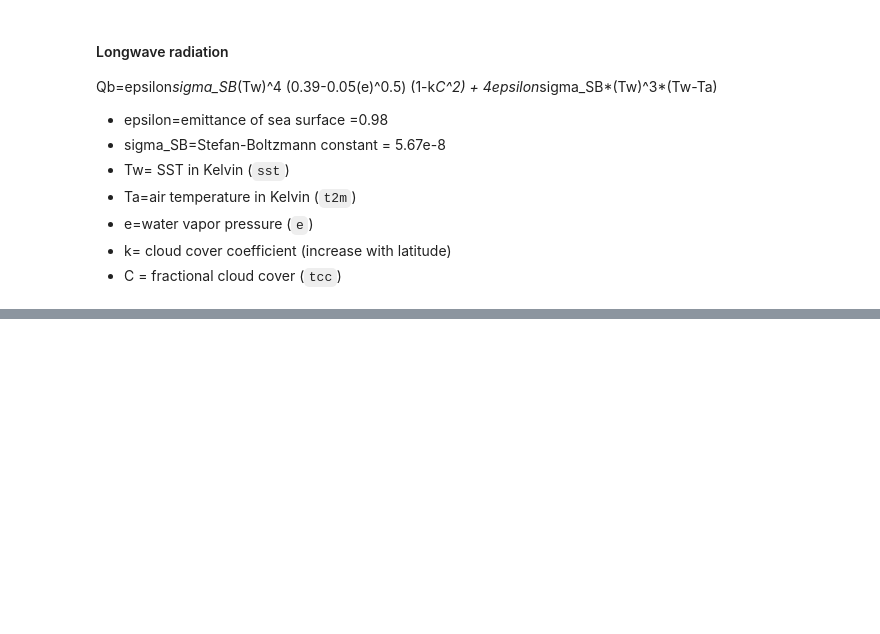
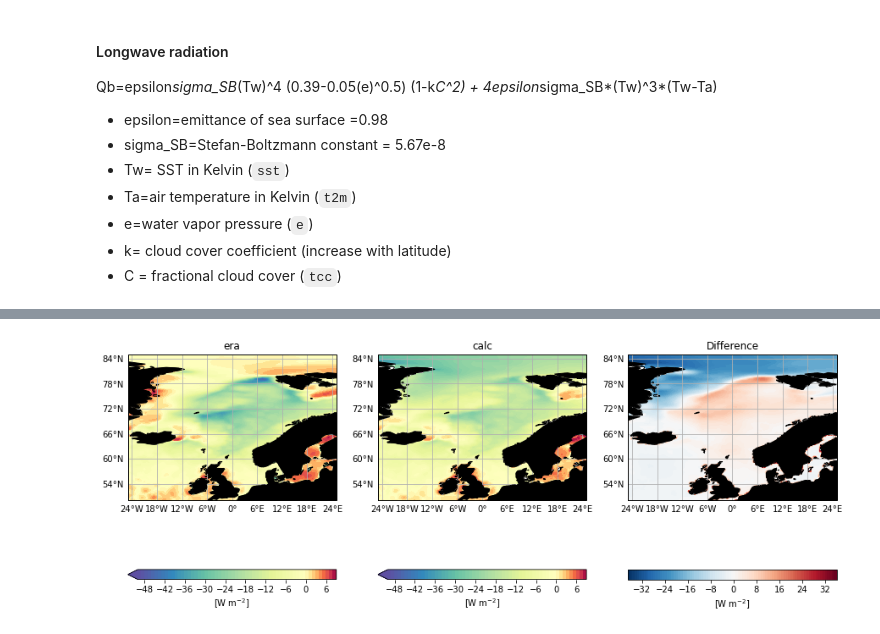
Before and after one commit to Xabier-Davila/GEOF_105, a Jupyter notebook: ERA5_fluxes.ipynb, the cells around one changed output, grey strips where cells are left out. Cells and saved outputs as stored; diff of their text form; code cells hidden in the pictures; blank space fills up the shorter version.

```diff
--- a/ERA5_fluxes.ipynb
+++ b/ERA5_fluxes.ipynb
@@ -236,0 +294,27 @@ plt.contourf(lon,lat,sst); plt.colorbar()
+# %%
+gamma = 9.8e-3
+z = 2
+cp = 1005
+
+sshf_calc = - rho * cp * Ch * si10 * (sst - (t2m + gamma*z))
+sshf_era = era_data.variables['sshf'][0,:,:] / sec_per_month
+
+# write on dictionary
+fluxes['sshf_calc'] = sshf_calc
+fluxes['sshf_era'] = sshf_era
+fluxes['sshf_diff'] = sshf_calc - sshf_era
+
+# let's plot them and compare
+levels = np.arange(-50,10,1)
+
+# open the figure
+fig = plt.figure(figsize=(15,10))
+
+for i,var in enumerate(['sshf_era','sshf_calc']):
+    ax = fig.add_subplot(1,3,i+1,projection=ccrs.PlateCarree())
+    my_map(ax,lon,lat,fluxes[var],levels,'Spectral_r',extend='min',title=var.split('_')[-1])
+
+ax = fig.add_subplot(1,3,3,projection=ccrs.PlateCarree())
+my_map(ax,lon,lat,fluxes['sshf_diff'],100,'RdBu_r',title='Difference')
+# %% [output]
+[figure, added]
```
Also changed, not shown: parts of 10 cells of this notebook.
